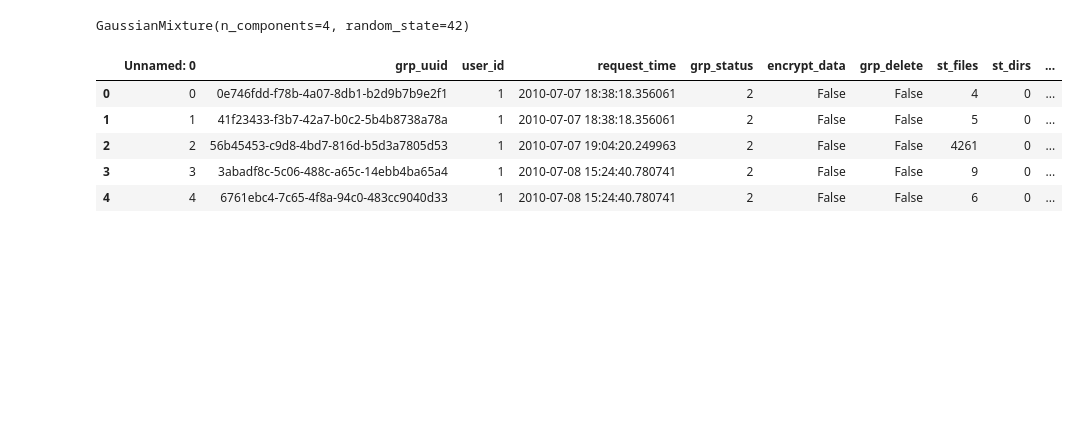
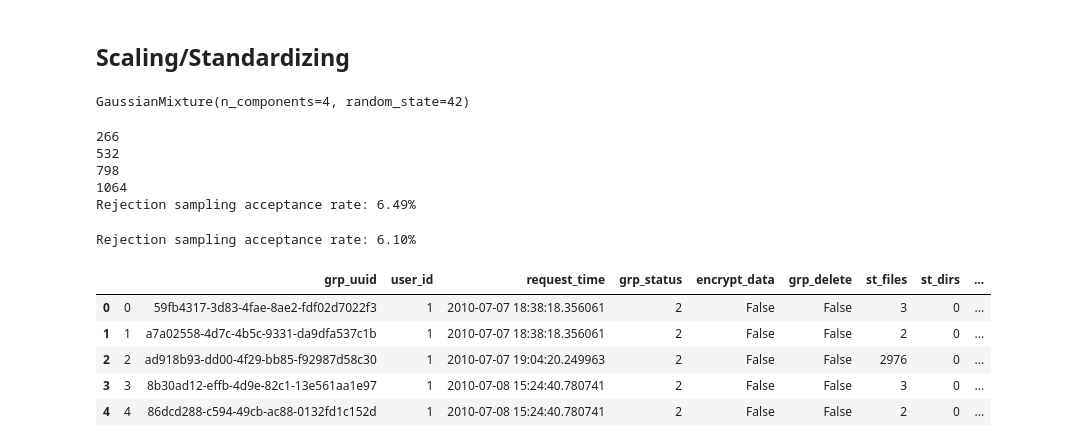
Before and after one commit to psh0078/gmm-synth-transfer, a Jupyter notebook: main.ipynb, the cells around one changed output. Cells and saved outputs as stored; diff of their text form; code cells hidden in the pictures; blank space fills up the shorter version.

Commit message:
add rejection sampling to put non-negativity constraint

```diff
--- a/main.ipynb
+++ b/main.ipynb
@@ -7,0 +14,3 @@ from sklearn.mixture import GaussianMixture
+# %%
+df_raw = pd.read_csv('og-transfer.csv')
+df_raw = df_raw.rename(columns={'': 'record_id'})
@@ -8 +44,3 @@ from sklearn.mixture import GaussianMixture
+# %% [markdown]
+## Scaling/Standardizing
 # %%
@@ -43,17 +52,49 @@ gmm = GaussianMixture(n_components=4, covariance_type='full', random_state=42)
 gmm.fit(X_scaled)
 # %% [output]
 GaussianMixture(n_components=4, random_state=42)
+# %%
+num_samples = 1000
+rng = np.random.default_rng(42)
+
+
+def sample_nonnegative_from_gmm(gmm, scaler, numeric_cols, num_samples, batch_size=4096):
+    accepted_batches = []
+    accepted_count = 0
+    total_draws = 0
+
+    while accepted_count < num_samples:
+        draw_size = max(batch_size, num_samples - accepted_count)
+        synthetic_scaled, _ = gmm.sample(draw_size)
+        synthetic_log = pd.DataFrame(
+            scaler.inverse_transform(synthetic_scaled),
+            columns=numeric_cols,
+        )
+        synthetic_numeric_batch = synthetic_log.apply(np.expm1)
+        valid_mask = (synthetic_numeric_batch >= 0).all(axis=1)
+        valid_batch = synthetic_numeric_batch.loc[valid_mask]
+        if not valid_batch.empty:
+            accepted_batches.append(valid_batch)
+            accepted_count += len(valid_batch)
+            print(accepted_count)
+        total_draws += draw_size
+
+    synthetic_numeric = pd.concat(accepted_batches, ignore_index=True).iloc[:num_samples]
+    acceptance_ratio = accepted_count / total_draws
+    return synthetic_numeric, acceptance_ratio
+
+
+synthetic_numeric, acceptance_ratio = sample_nonnegative_from_gmm(
+    gmm, scaler, numeric_cols, num_samples, batch_size=4096
+)
+# print(synthetic_numeric.info)
+print(f"Rejection sampling acceptance rate: {acceptance_ratio:.2%}")
+# %% [output]
+266
+532
+798
+1064
+Rejection sampling acceptance rate: 6.49%
 # %%
-num_samples = 1000
-rng = np.random.default_rng(42)
-
-synthetic_scaled, _ = gmm.sample(num_samples)
-synthetic_log = pd.DataFrame(
-    scaler.inverse_transform(synthetic_scaled),
-    columns=numeric_cols,
-)
-synthetic_numeric = synthetic_log.apply(np.expm1).clip(lower=0)
-
 sampled_rows = df_raw.sample(n=num_samples, replace=True, random_state=43).reset_index(drop=True)
 blend_weight = 0.3
 synthetic_numeric = (
@@ -102,6 +143,8 @@ synthetic_numeric['st_bytes_xfered'] = (
     .astype('int64')
 )
 synthetic_numeric['duration'] = synthetic_numeric['duration'].clip(lower=1)
+# %% [output]
+Rejection sampling acceptance rate: 6.10%
 # %%
 duration_seconds = np.ceil(synthetic_numeric['duration']).astype(int)
 request_times = sampled_rows['request_time']
@@ -111,42 +154,42 @@ synthetic_dataset = pd.DataFrame({
     'grp_uuid': [str(uuid.uuid4()) for _ in range(num_samples)],
     'user_id': sampled_rows['user_id'],
     'request_time': request_times,
     'grp_status': sampled_rows['grp_status'],
     'encrypt_data': sampled_rows['encrypt_data'],
     'grp_delete': sampled_rows['grp_delete'],
     'st_files': synthetic_numeric['st_files'],
     'st_dirs': synthetic_numeric['st_dirs'],
     'st_successful': synthetic_numeric['st_successful'],
     'st_failed': synthetic_numeric['st_failed'],
     'st_expired': synthetic_numeric['st_expired'],
     'st_canceled': synthetic_numeric['st_canceled'],
     'st_bytes_xfered': synthetic_numeric['st_bytes_xfered'],
     'st_faults': synthetic_numeric['st_faults'],
     'st_skipped_errors': sampled_rows['st_skipped_errors'],
     'src_host_ep_id': sampled_rows['src_host_ep_id'],
     'dst_host_ep_id': sampled_rows['dst_host_ep_id'],
     'complete_time': complete_times,
 })
 
 synthetic_dataset = synthetic_dataset.sort_values('request_time').reset_index(drop=True)
-synthetic_dataset.insert(0, 'Unnamed: 0', synthetic_dataset.index)
+synthetic_dataset.insert(0, '', synthetic_dataset.index)
 
 columns_order = [
-    'Unnamed: 0', 'grp_uuid', 'user_id', 'request_time', 'grp_status', 'encrypt_data',
+    '', 'grp_uuid', 'user_id', 'request_time', 'grp_status', 'encrypt_data',
     'grp_delete', 'st_files', 'st_dirs', 'st_successful', 'st_failed', 'st_expired',
     'st_canceled', 'st_bytes_xfered', 'st_faults', 'st_skipped_errors', 'src_host_ep_id',
     'dst_host_ep_id', 'complete_time',
 ]
 synthetic_dataset = synthetic_dataset[columns_order]
-synthetic_dataset.to_csv('synth-transfer.csv', index=False)
+synthetic_dataset.to_csv('/output/synth-transfer.csv', index=False)
 synthetic_dataset.head()
 # %% [output]
-|  | Unnamed: 0 | grp_uuid | user_id | request_time | grp_status | encrypt_data | grp_delete | st_files | st_dirs | ... |
-| 0 | 0 | 0e746fdd-f78b-4a07-8db1-b2d9b7b9e2f1 | 1 | 2010-07-07 18:38:18.356061 | 2 | False | False | 4 | 0 | ... |
-| 1 | 1 | 41f23433-f3b7-42a7-b0c2-5b4b8738a78a | 1 | 2010-07-07 18:38:18.356061 | 2 | False | False | 5 | 0 | ... |
-| 2 | 2 | 56b45453-c9d8-4bd7-816d-b5d3a7805d53 | 1 | 2010-07-07 19:04:20.249963 | 2 | False | False | 4261 | 0 | ... |
-| 3 | 3 | 3abadf8c-5c06-488c-a65c-14ebb4ba65a4 | 1 | 2010-07-08 15:24:40.780741 | 2 | False | False | 9 | 0 | ... |
-| 4 | 4 | 6761ebc4-7c65-4f8a-94c0-483cc9040d33 | 1 | 2010-07-08 15:24:40.780741 | 2 | False | False | 6 | 0 | ... |
+|  |  | grp_uuid | user_id | request_time | grp_status | encrypt_data | grp_delete | st_files | st_dirs | ... |
+| 0 | 0 | 59fb4317-3d83-4fae-8ae2-fdf02d7022f3 | 1 | 2010-07-07 18:38:18.356061 | 2 | False | False | 3 | 0 | ... |
+| 1 | 1 | a7a02558-4d7c-4b5c-9331-da9dfa537c1b | 1 | 2010-07-07 18:38:18.356061 | 2 | False | False | 2 | 0 | ... |
+| 2 | 2 | ad918b93-dd00-4f29-bb85-f92987d58c30 | 1 | 2010-07-07 19:04:20.249963 | 2 | False | False | 2976 | 0 | ... |
+| 3 | 3 | 8b30ad12-effb-4d9e-82c1-13e561aa1e97 | 1 | 2010-07-08 15:24:40.780741 | 2 | False | False | 3 | 0 | ... |
+| 4 | 4 | 86dcd288-c594-49cb-ac88-0132fd1c152d | 1 | 2010-07-08 15:24:40.780741 | 2 | False | False | 2 | 0 | ... |
 # %%
 real_numeric = df_raw.copy()
 real_numeric['duration_seconds'] = (real_numeric['complete_time'] - real_numeric['request_time']).dt.total_seconds()
```
Also changed, not shown: parts of 7 cells of this notebook, 2 other files.
